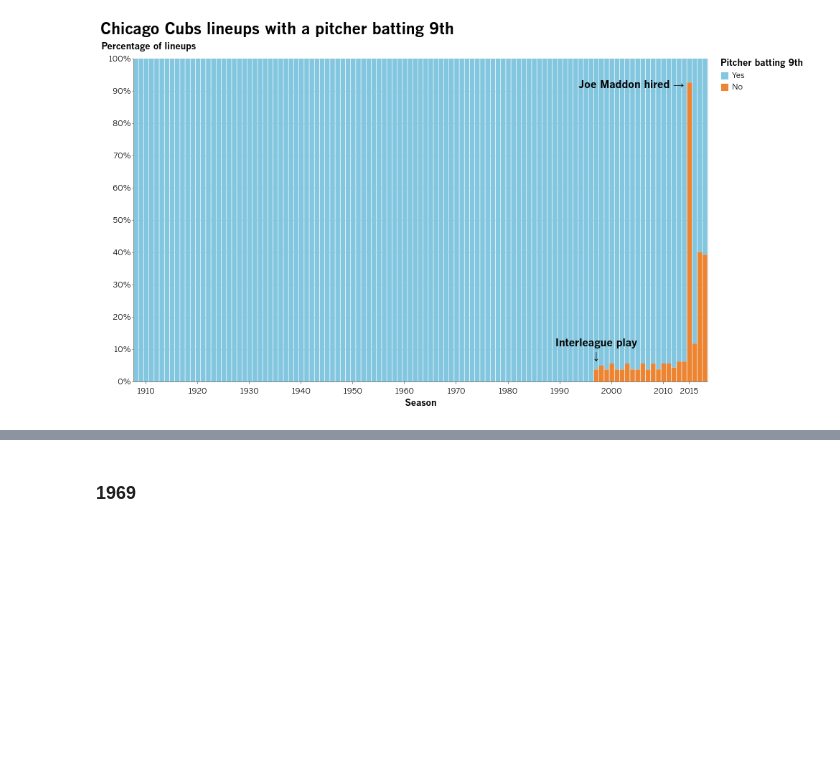
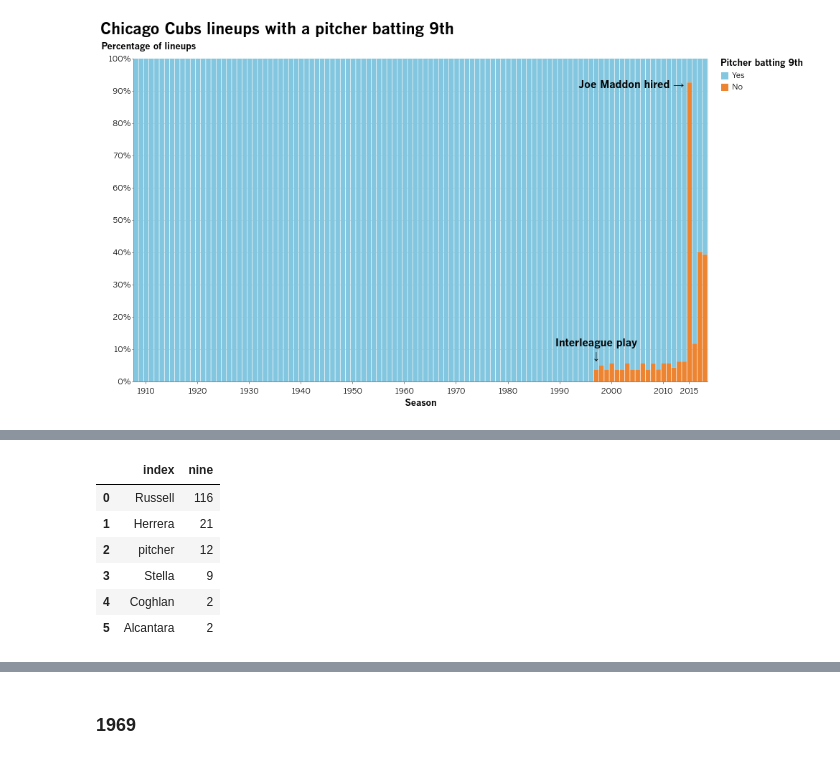
Before and after one commit to palewire/baseball-notebooks, a Jupyter notebook: cubs-lineups.ipynb, the cells around one changed output, grey strips where cells are left out. Saved outputs shown, nothing was run; the diff lists cells and outputs as text; code cells hidden in the pictures; blank space fills up the shorter version.

```diff
--- a/cubs-lineups.ipynb
+++ b/cubs-lineups.ipynb
@@ -177,0 +191,12 @@ text2 = alt.Chart(pd.DataFrame(a2)).mark_text(fontSize=15, dx=-45, font="Benton
+# %%
+df_2015 = df[df.year == 2015]
+# %%
+df_2015.nine.value_counts().reset_index()
+# %% [output]
+|  | index | nine |
+| 0 | Russell | 116 |
+| 1 | Herrera | 21 |
+| 2 | pitcher | 12 |
+| 3 | Stella | 9 |
+| 4 | Coghlan | 2 |
+| 5 | Alcantara | 2 |
```
Also changed, not shown: parts of 13 cells of this notebook.
